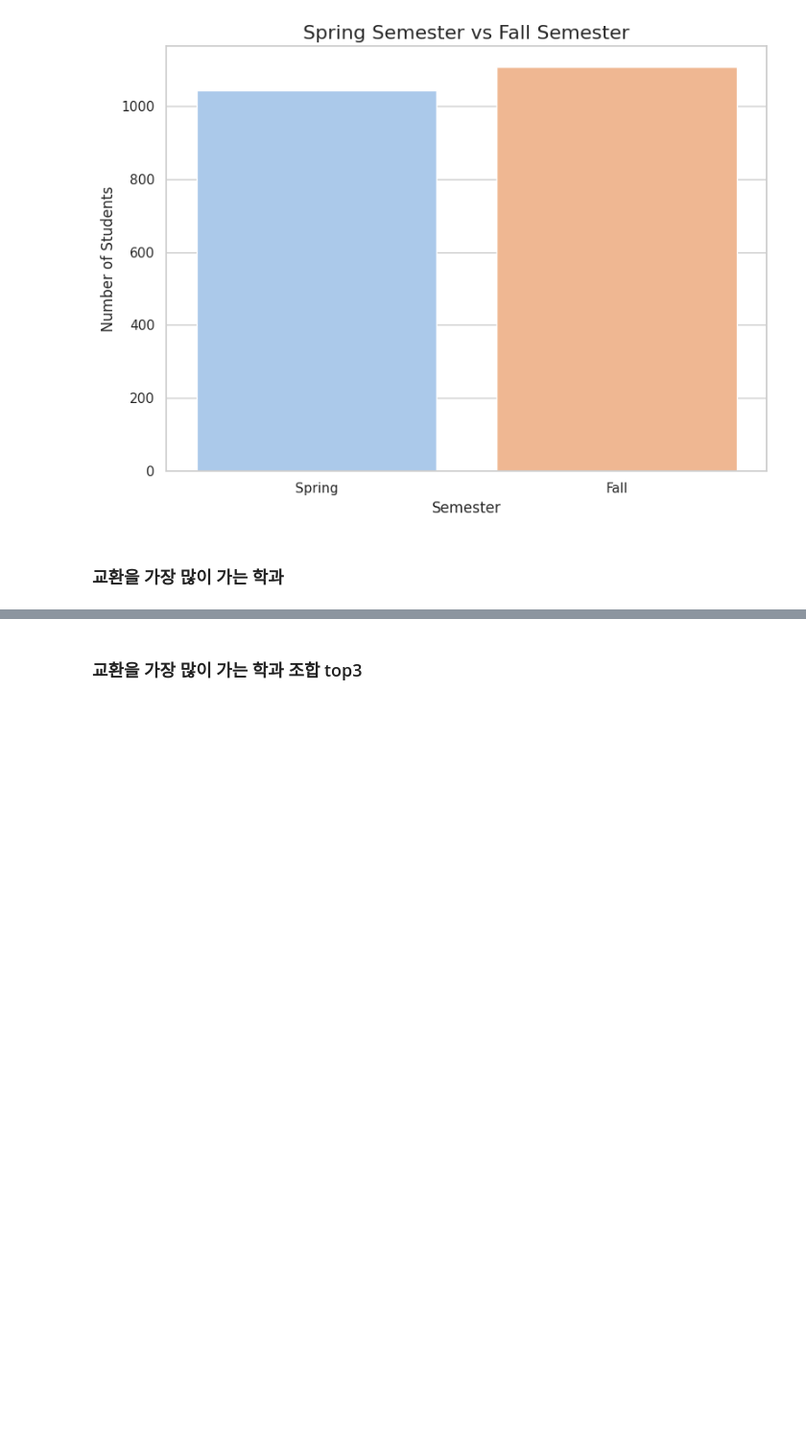
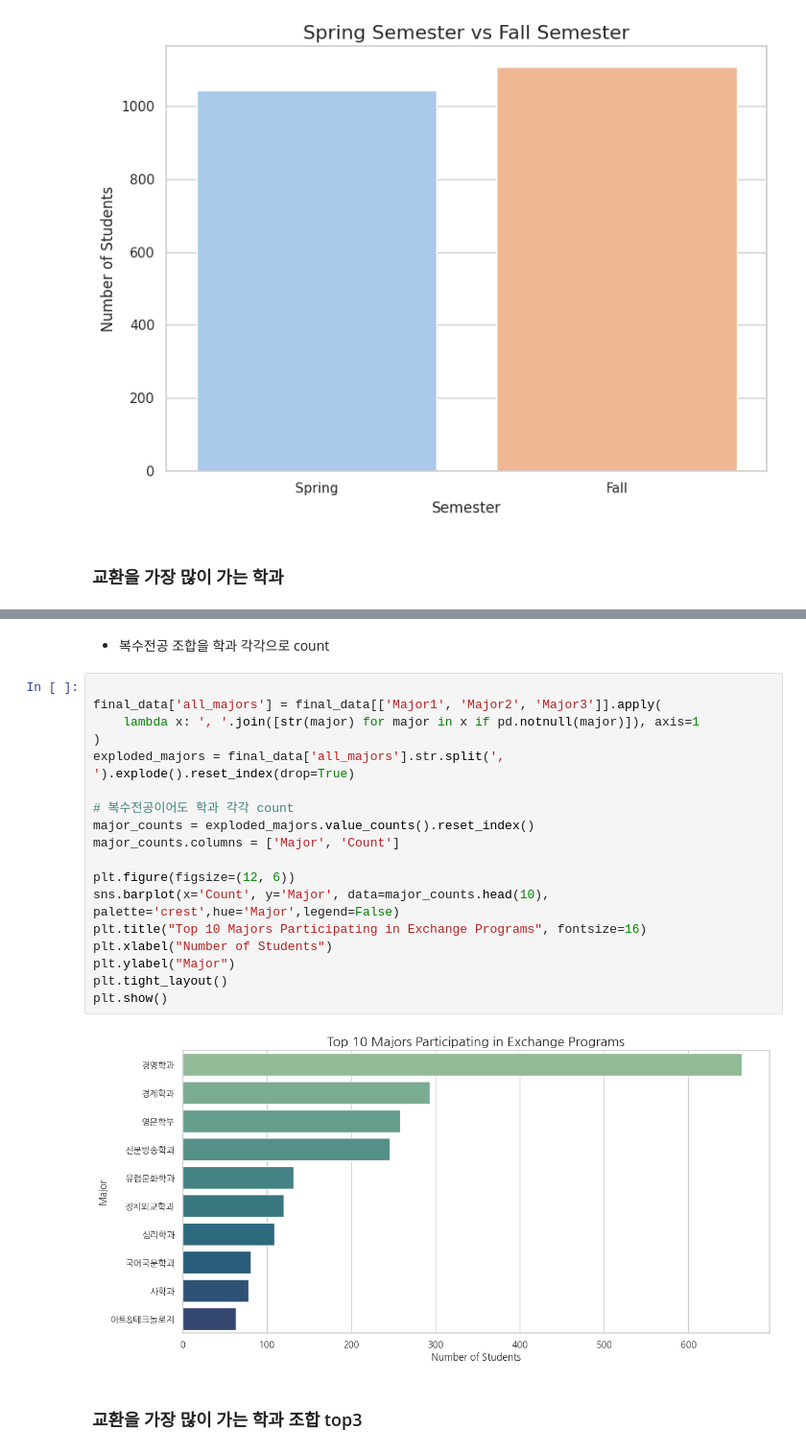
Before and after one commit to 77hannah77/recommend-me-abroad, a Jupyter notebook: exchange_eda.ipynb, the cells around one changed output, grey strips where cells are left out. Shown at 96% size. Saved outputs shown, nothing was run; the diff lists cells and outputs as text; blank space fills up the shorter version.

```diff
--- a/exchange_eda.ipynb
+++ b/exchange_eda.ipynb
@@ -82,6 +86,28 @@ plt.tight_layout()
 plt.show()
 # %% [output]
 [figure]
+# %% [markdown]
++ 복수전공 조합을 학과 각각으로 count
+# %%
+
+final_data['all_majors'] = final_data[['Major1', 'Major2', 'Major3']].apply(
+    lambda x: ', '.join([str(major) for major in x if pd.notnull(major)]), axis=1
+)
+exploded_majors = final_data['all_majors'].str.split(', ').explode().reset_index(drop=True)
+
+# 복수전공이어도 학과 각각 count
+major_counts = exploded_majors.value_counts().reset_index()
+major_counts.columns = ['Major', 'Count']
+
+plt.figure(figsize=(12, 6))
+sns.barplot(x='Count', y='Major', data=major_counts.head(10), palette='crest',hue='Major',legend=False)
+plt.title("Top 10 Majors Participating in Exchange Programs", fontsize=16)
+plt.xlabel("Number of Students")
+plt.ylabel("Major")
+plt.tight_layout()
+plt.show()
+# %% [output]
+[figure, added]
 # %% [markdown]
 ### 교환을 가장 많이 가는 학과 조합 top3
 # %%
```
Also changed, not shown: parts of 3 cells of this notebook.
